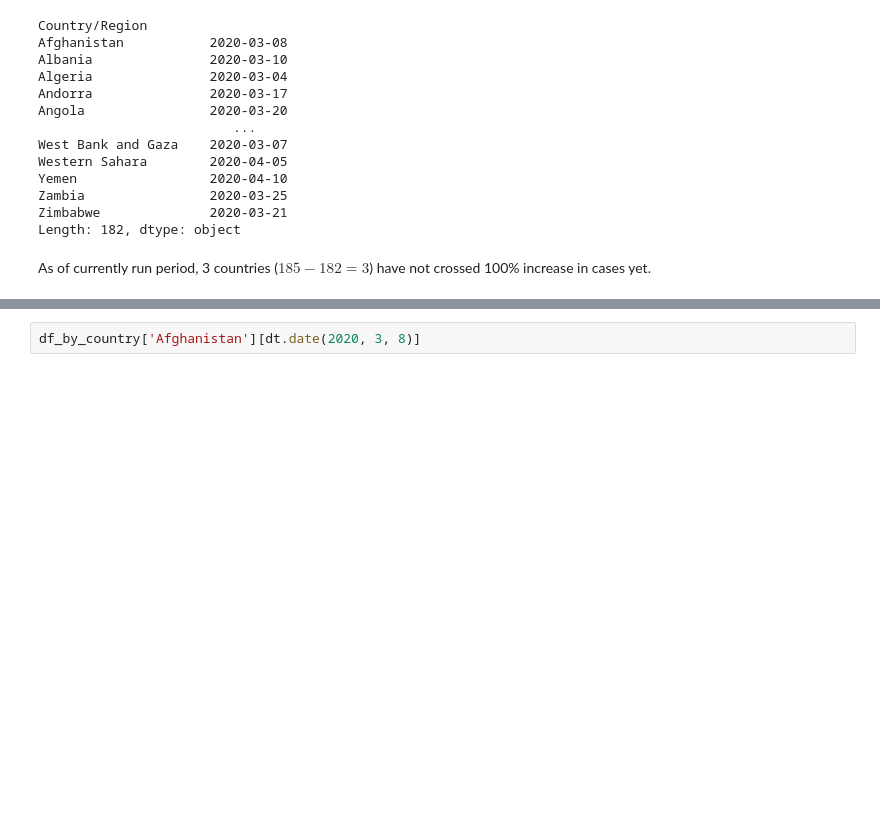
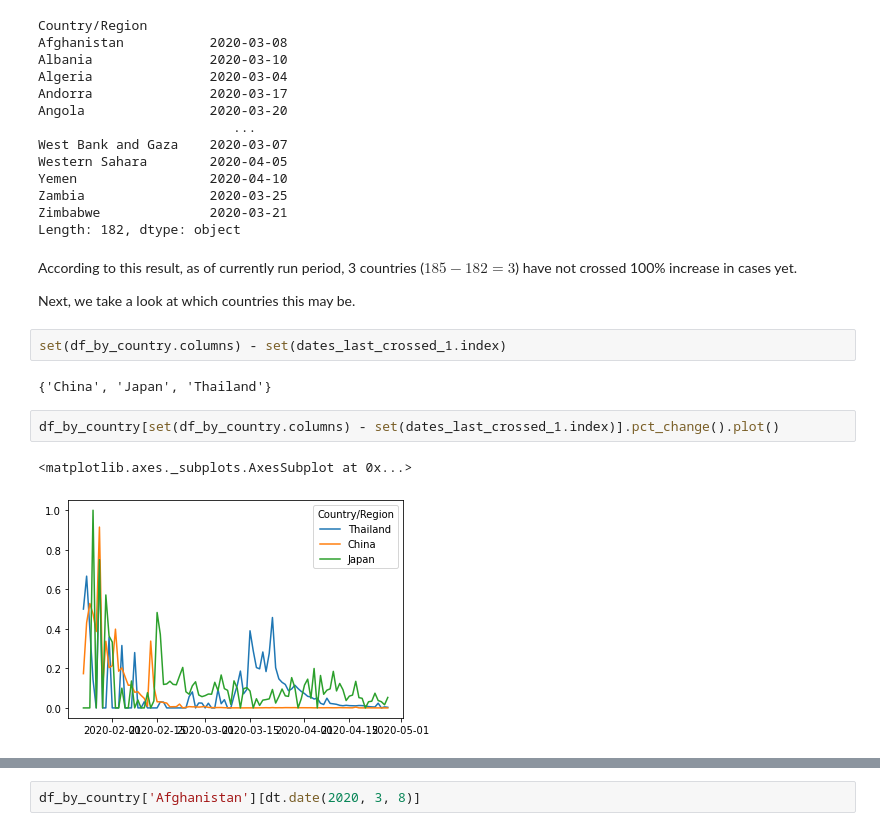
Before and after one commit to jaysttw/covid-19-analyses, a Jupyter notebook: COVID-19.ipynb, the cells around one changed output, grey strips where cells are left out. Drawn from its saved outputs; the diff is of its cells as text; blank space fills up the shorter version.

```diff
--- a/COVID-19.ipynb
+++ b/COVID-19.ipynb
@@ -317,4 +317,15 @@ Zambia                2020-03-25
 Zimbabwe              2020-03-21
 Length: 182, dtype: object
 # %% [markdown]
-As of currently run period, 3 countries ($185 - 182 = 3$) have not crossed 100% increase in cases yet.
+According to this result, as of currently run period, 3 countries ($185 - 182 = 3$) have not crossed 100% increase in cases yet.
+
+Next, we take a look at which countries this may be.
+# %%
+set(df_by_country.columns) - set(dates_last_crossed_1.index)
+# %% [output]
+{'China', 'Japan', 'Thailand'}
+# %%
+df_by_country[set(df_by_country.columns) - set(dates_last_crossed_1.index)].pct_change().plot()
+# %% [output]
+<matplotlib.axes._subplots.AxesSubplot at 0x...>
+[figure, added]
```
Also changed, not shown: parts of 45 cells of this notebook.
